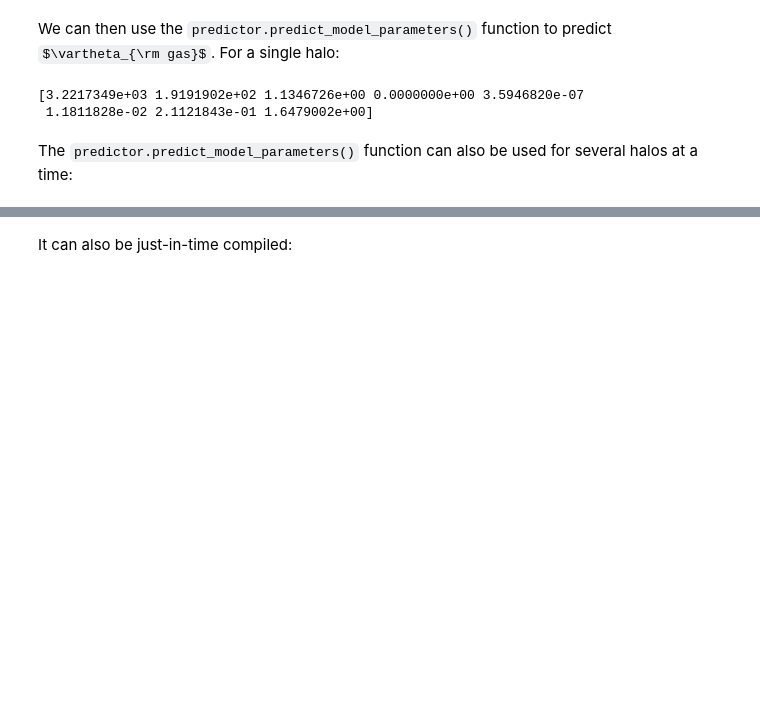
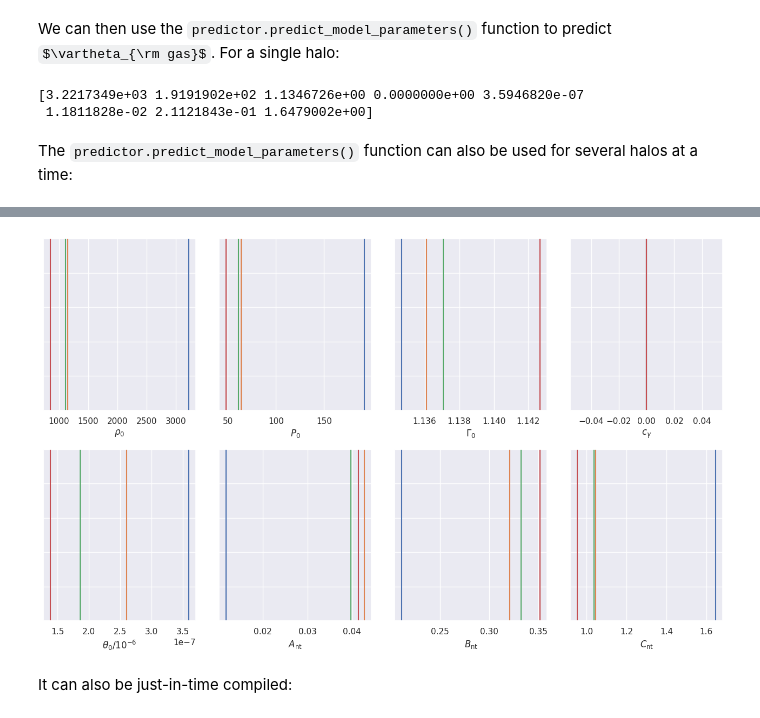
Before and after one commit to fkeruzore/picasso, a Jupyter notebook: docs/notebooks/make_predictions.ipynb, the cells around one changed output, grey strips where cells are left out. Cells and saved outputs as stored; diff of their text form; code cells hidden in the pictures; some formulas as TeX source; blank space fills up the shorter version.

Commit message:
add gradients and plots to predictions notebook

```diff
--- a/docs/notebooks/make_predictions.ipynb
+++ b/docs/notebooks/make_predictions.ipynb
@@ -63,4 +65,24 @@ print(theta_gas.shape)
 (4, 8)
+# %%
+fig, axs = plt.subplots(2, 4, figsize=(13, 8))
+axs = axs.flatten()
+for ax, q in zip(axs, theta_gas.T):
+    for i in range(4):
+        ax.plot([q[i], q[i]], [0, 1])
+    ax.set_yticklabels([])
+    ax.set_ylim(0, 1)
+
+axs[0].set_xlabel("$\\rho_0$")
+axs[1].set_xlabel("$P_0$")
+axs[2].set_xlabel("$\\Gamma_0$")
+axs[3].set_xlabel("$c_\\gamma$")
+axs[4].set_xlabel("$\\theta_0 / 10^{-6}$")
+axs[5].set_xlabel("$A_{\\rm nt}$")
+axs[6].set_xlabel("$B_{\\rm nt}$")
+axs[7].set_xlabel("$C_{\\rm nt}$")
+fig.tight_layout()
+# %% [output]
+[figure, added]
 # %% [markdown]
 It can also be just-in-time compiled:
 # %%
```
Also changed, not shown: parts of 16 cells of this notebook.
